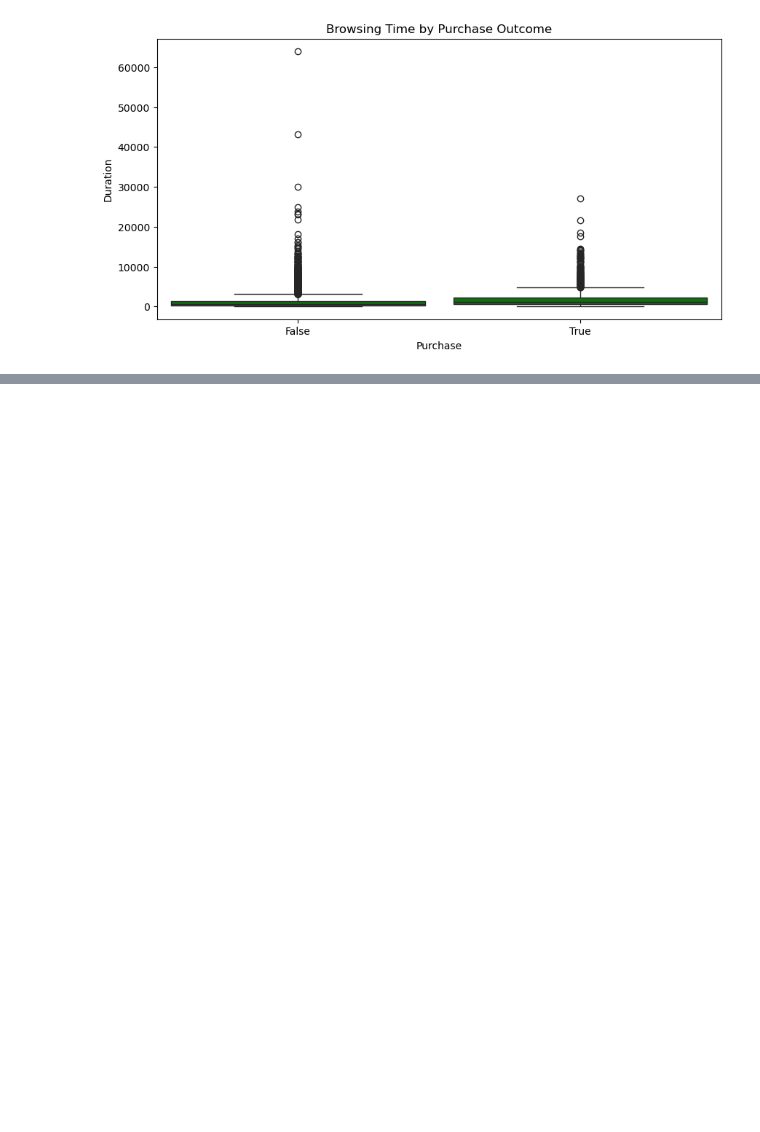
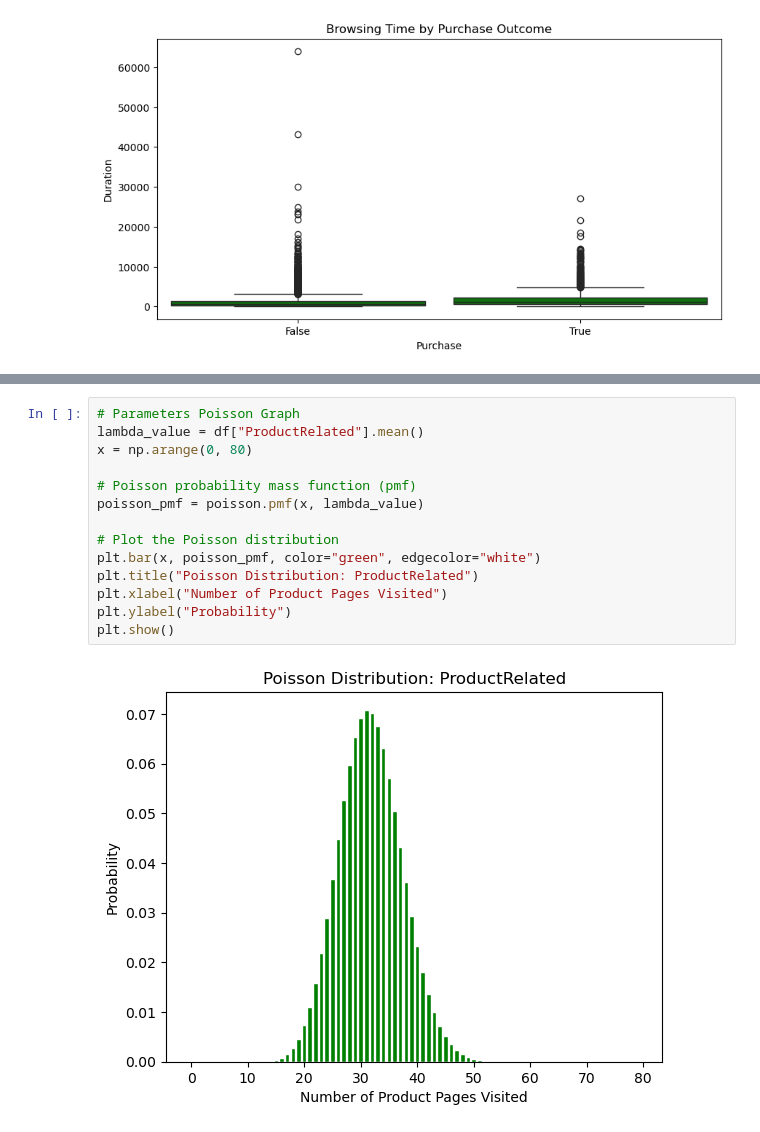
Before and after one commit to 2026558-lab/Statistical-Techniques, a Jupyter notebook: Project.ipynb, the cells around one changed output, grey strips where cells are left out. Saved outputs shown, nothing was run; the diff lists cells and outputs as text; blank space fills up the shorter version.

```diff
--- a/Project.ipynb
+++ b/Project.ipynb
@@ -164,0 +169,16 @@ plt.show()
+# %%
+# Parameters Poisson Graph
+lambda_value = df["ProductRelated"].mean()
+x = np.arange(0, 80)
+
+# Poisson probability mass function (pmf)
+poisson_pmf = poisson.pmf(x, lambda_value)
+
+# Plot the Poisson distribution
+plt.bar(x, poisson_pmf, color="green", edgecolor="white")
+plt.title("Poisson Distribution: ProductRelated")
+plt.xlabel("Number of Product Pages Visited")
+plt.ylabel("Probability")
+plt.show()
+# %% [output]
+[figure, added]
```
Also changed, not shown: parts of 4 cells of this notebook.
